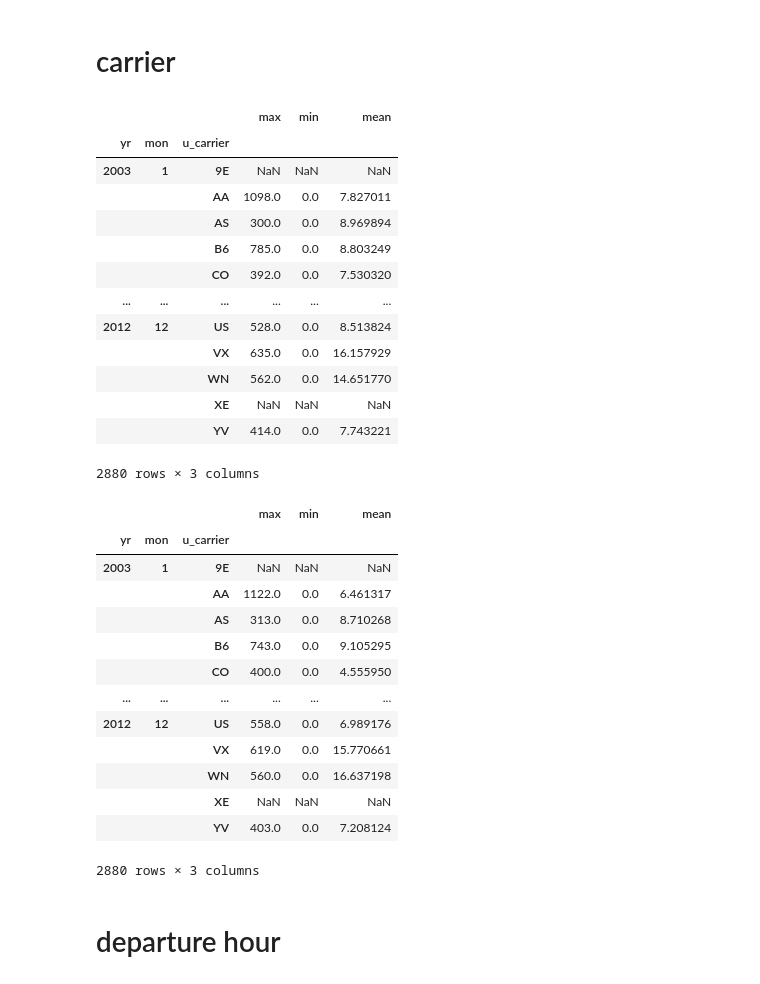
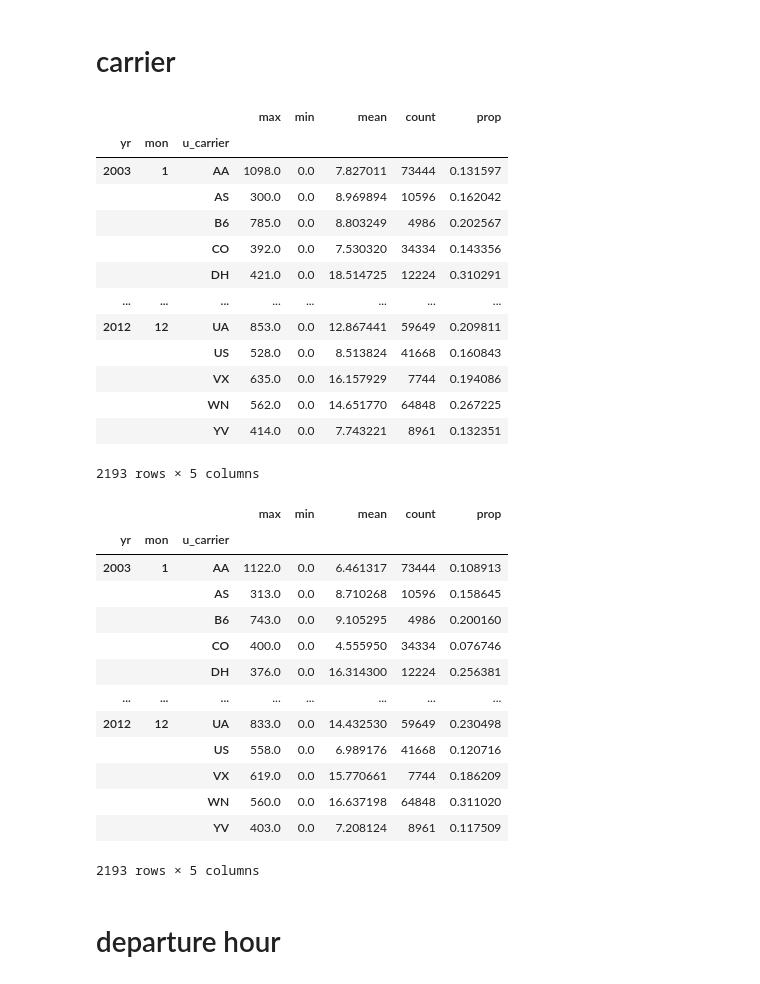
Before and after one commit to jiatongyip/delayover, a Jupyter notebook: frontend/data_prep.ipynb, the cells around one changed output. Drawn from its saved outputs; the diff is of its cells as text; code cells hidden in the pictures.

```diff
--- a/frontend/data_prep.ipynb
+++ b/frontend/data_prep.ipynb
@@ -369,24 +440,25 @@ See the caveats in the documentation: https://pandas.pydata.org/pandas-docs/stab
 # %%
 carrier_grp_arr = data_arr.groupby(["yr","mon", "u_carrier"]).agg(
     max = ('arr_delay_new', max),
     min = ('arr_delay_new', min),
     mean = ('arr_delay_new', np.mean),
-#    count = ('arr_delay_new', count)
+    count = ('arr_delay_new', "count"),
+    prop = ('arr_del15', np.mean)
 )
-carrier_grp_arr
+carrier_grp_arr.dropna()
 # %% [output]
-|  |  |  | max | min | mean |
-| yr | mon | u_carrier |  |  |  |
-| 2003 | 1 | 9E | NaN | NaN | NaN |
-|  |  | AA | 1098.0 | 0.0 | 7.827011 |
-|  |  | AS | 300.0 | 0.0 | 8.969894 |
-|  |  | B6 | 785.0 | 0.0 | 8.803249 |
-|  |  | CO | 392.0 | 0.0 | 7.530320 |
-| ... | ... | ... | ... | ... | ... |
-| 2012 | 12 | US | 528.0 | 0.0 | 8.513824 |
-|  |  | VX | 635.0 | 0.0 | 16.157929 |
-|  |  | WN | 562.0 | 0.0 | 14.651770 |
-|  |  | XE | NaN | NaN | NaN |
-|  |  | YV | 414.0 | 0.0 | 7.743221 |
+|  |  |  | max | min | mean | count | prop |
+| yr | mon | u_carrier |  |  |  |  |  |
+| 2003 | 1 | AA | 1098.0 | 0.0 | 7.827011 | 73444 | 0.131597 |
+|  |  | AS | 300.0 | 0.0 | 8.969894 | 10596 | 0.162042 |
+|  |  | B6 | 785.0 | 0.0 | 8.803249 | 4986 | 0.202567 |
+|  |  | CO | 392.0 | 0.0 | 7.530320 | 34334 | 0.143356 |
+|  |  | DH | 421.0 | 0.0 | 18.514725 | 12224 | 0.310291 |
+| ... | ... | ... | ... | ... | ... | ... | ... |
+| 2012 | 12 | UA | 853.0 | 0.0 | 12.867441 | 59649 | 0.209811 |
+|  |  | US | 528.0 | 0.0 | 8.513824 | 41668 | 0.160843 |
+|  |  | VX | 635.0 | 0.0 | 16.157929 | 7744 | 0.194086 |
+|  |  | WN | 562.0 | 0.0 | 14.651770 | 64848 | 0.267225 |
+|  |  | YV | 414.0 | 0.0 | 7.743221 | 8961 | 0.132351 |
-2880 rows × 3 columns
+2193 rows × 5 columns
 # %%
@@ -396,22 +468,22 @@ carrier_grp_dep = data_dep.groupby(["yr","mon", "u_carrier"]).agg(
     max = ('dep_delay_new', max),
     min = ('dep_delay_new', min),
     mean = ('dep_delay_new', np.mean),
-#    count = ('dep_delay_new', count)
-)
-carrier_grp_dep
+    count = ('dep_delay_new', "count"),
+    prop = ('dep_delay15', np.mean))
+carrier_grp_dep.dropna()
 # %% [output]
-|  |  |  | max | min | mean |
-| yr | mon | u_carrier |  |  |  |
-| 2003 | 1 | 9E | NaN | NaN | NaN |
-|  |  | AA | 1122.0 | 0.0 | 6.461317 |
-|  |  | AS | 313.0 | 0.0 | 8.710268 |
-|  |  | B6 | 743.0 | 0.0 | 9.105295 |
-|  |  | CO | 400.0 | 0.0 | 4.555950 |
-| ... | ... | ... | ... | ... | ... |
-| 2012 | 12 | US | 558.0 | 0.0 | 6.989176 |
-|  |  | VX | 619.0 | 0.0 | 15.770661 |
-|  |  | WN | 560.0 | 0.0 | 16.637198 |
-|  |  | XE | NaN | NaN | NaN |
-|  |  | YV | 403.0 | 0.0 | 7.208124 |
+|  |  |  | max | min | mean | count | prop |
+| yr | mon | u_carrier |  |  |  |  |  |
+| 2003 | 1 | AA | 1122.0 | 0.0 | 6.461317 | 73444 | 0.108913 |
+|  |  | AS | 313.0 | 0.0 | 8.710268 | 10596 | 0.158645 |
+|  |  | B6 | 743.0 | 0.0 | 9.105295 | 4986 | 0.200160 |
+|  |  | CO | 400.0 | 0.0 | 4.555950 | 34334 | 0.076746 |
+|  |  | DH | 376.0 | 0.0 | 16.314300 | 12224 | 0.256381 |
+| ... | ... | ... | ... | ... | ... | ... | ... |
+| 2012 | 12 | UA | 833.0 | 0.0 | 14.432530 | 59649 | 0.230498 |
+|  |  | US | 558.0 | 0.0 | 6.989176 | 41668 | 0.120716 |
+|  |  | VX | 619.0 | 0.0 | 15.770661 | 7744 | 0.186209 |
+|  |  | WN | 560.0 | 0.0 | 16.637198 | 64848 | 0.311020 |
+|  |  | YV | 403.0 | 0.0 | 7.208124 | 8961 | 0.117509 |
-2880 rows × 3 columns
+2193 rows × 5 columns
 # %%
```
Also changed, not shown: parts of 20 cells of this notebook, 1 other file.
